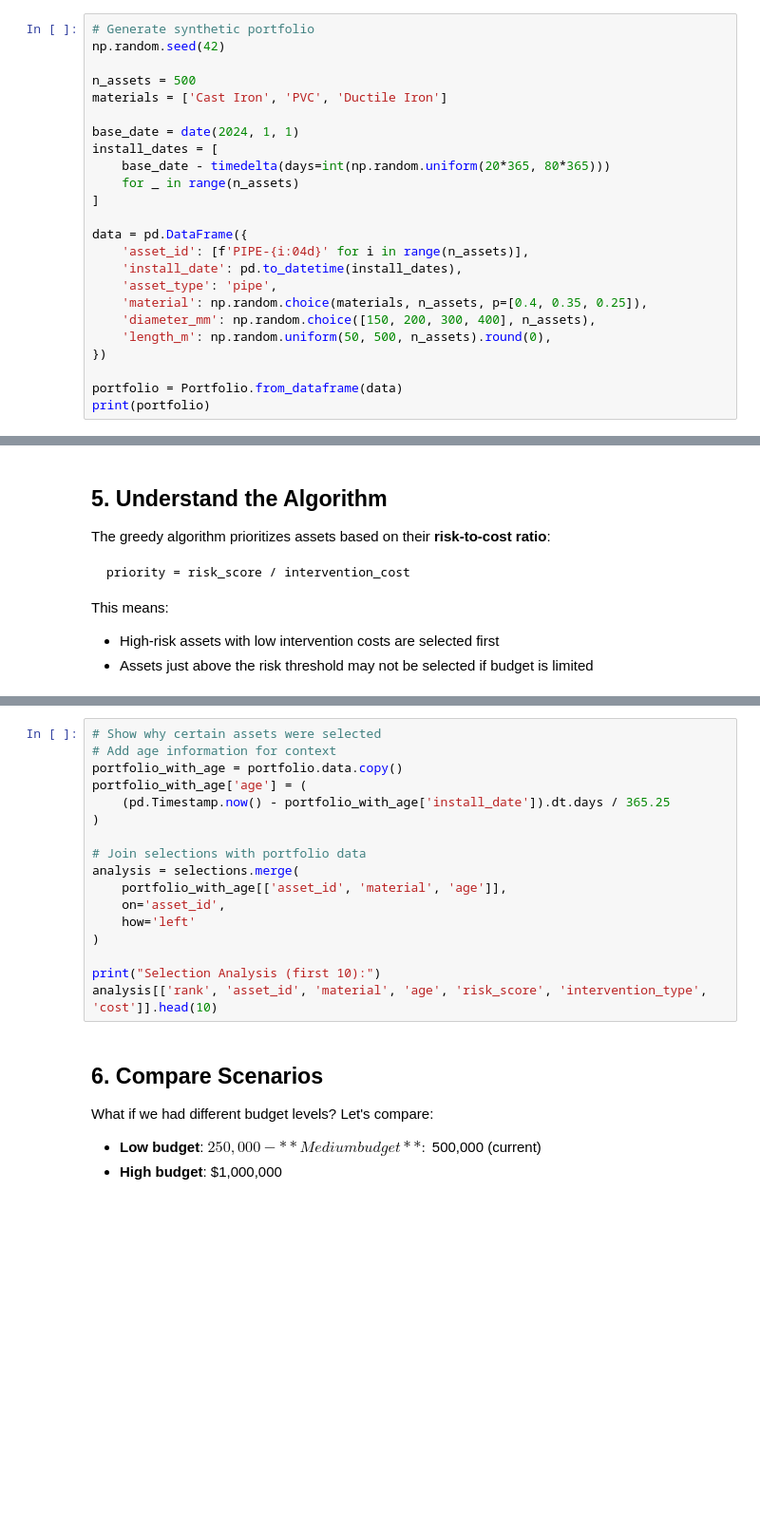
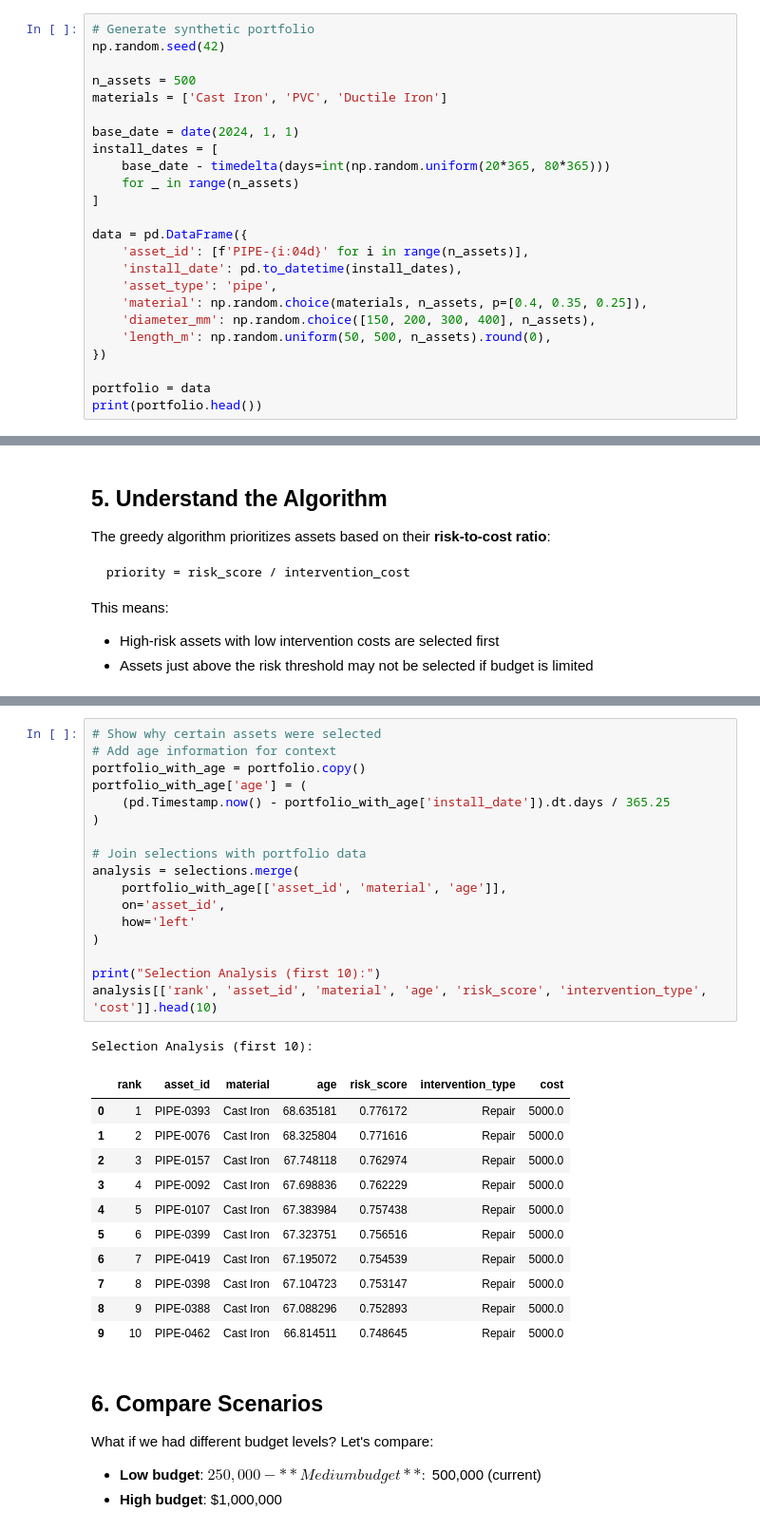
Before and after one commit to hgrif/asset-optimization, a Jupyter notebook: notebooks/optimization.ipynb, the cells around one changed output, grey strips where cells are left out. Shown at 95% size. Cells and saved outputs as stored; diff of their text form; blank space fills up the shorter version.

```diff
--- a/notebooks/optimization.ipynb
+++ b/notebooks/optimization.ipynb
@@ -53,5 +52,5 @@ data = pd.DataFrame({
     'length_m': np.random.uniform(50, 500, n_assets).round(0),
 })
 
-portfolio = Portfolio.from_dataframe(data)
-print(portfolio)
+portfolio = data
+print(portfolio.head())
@@ -145,20 +191,33 @@ print(f"  Median risk: {selections['risk_score'].median():.3f}")
 # %%
 # Show why certain assets were selected
 # Add age information for context
-portfolio_with_age = portfolio.data.copy()
+portfolio_with_age = portfolio.copy()
 portfolio_with_age['age'] = (
     (pd.Timestamp.now() - portfolio_with_age['install_date']).dt.days / 365.25
 )
 
 # Join selections with portfolio data
 analysis = selections.merge(
     portfolio_with_age[['asset_id', 'material', 'age']],
     on='asset_id',
     how='left'
 )
 
 print("Selection Analysis (first 10):")
 analysis[['rank', 'asset_id', 'material', 'age', 'risk_score', 'intervention_type', 'cost']].head(10)
+# %% [output]
+Selection Analysis (first 10):
+|  | rank | asset_id | material | age | risk_score | intervention_type | cost |
+| 0 | 1 | PIPE-0393 | Cast Iron | 68.635181 | 0.776172 | Repair | 5000.0 |
+| 1 | 2 | PIPE-0076 | Cast Iron | 68.325804 | 0.771616 | Repair | 5000.0 |
+| 2 | 3 | PIPE-0157 | Cast Iron | 67.748118 | 0.762974 | Repair | 5000.0 |
+| 3 | 4 | PIPE-0092 | Cast Iron | 67.698836 | 0.762229 | Repair | 5000.0 |
+| 4 | 5 | PIPE-0107 | Cast Iron | 67.383984 | 0.757438 | Repair | 5000.0 |
+| 5 | 6 | PIPE-0399 | Cast Iron | 67.323751 | 0.756516 | Repair | 5000.0 |
+| 6 | 7 | PIPE-0419 | Cast Iron | 67.195072 | 0.754539 | Repair | 5000.0 |
+| 7 | 8 | PIPE-0398 | Cast Iron | 67.104723 | 0.753147 | Repair | 5000.0 |
+| 8 | 9 | PIPE-0388 | Cast Iron | 67.088296 | 0.752893 | Repair | 5000.0 |
+| 9 | 10 | PIPE-0462 | Cast Iron | 66.814511 | 0.748645 | Repair | 5000.0 |
 # %% [markdown]
 ## 6. Compare Scenarios
 
```
Also changed, not shown: parts of 17 cells of this notebook, 9 other files.
